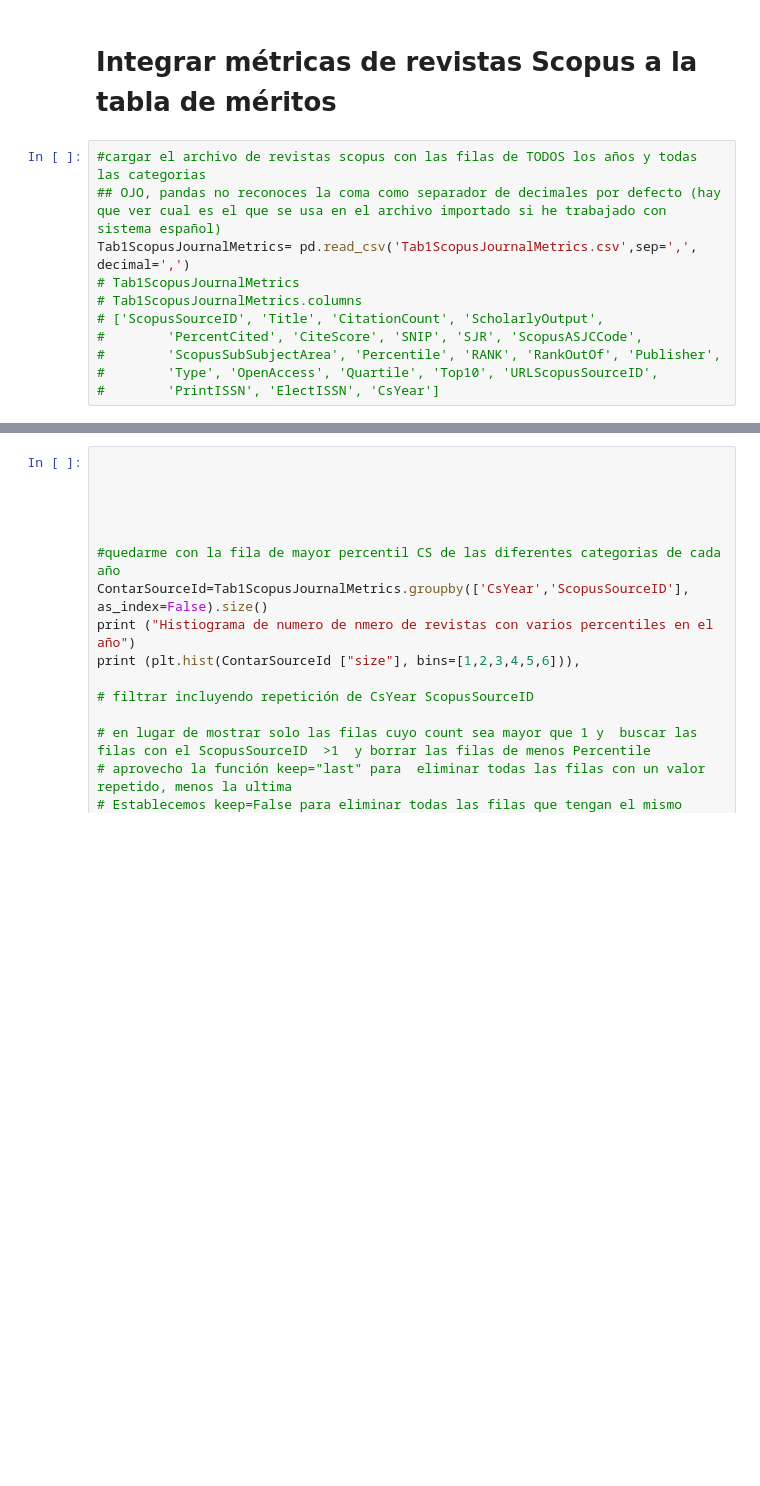
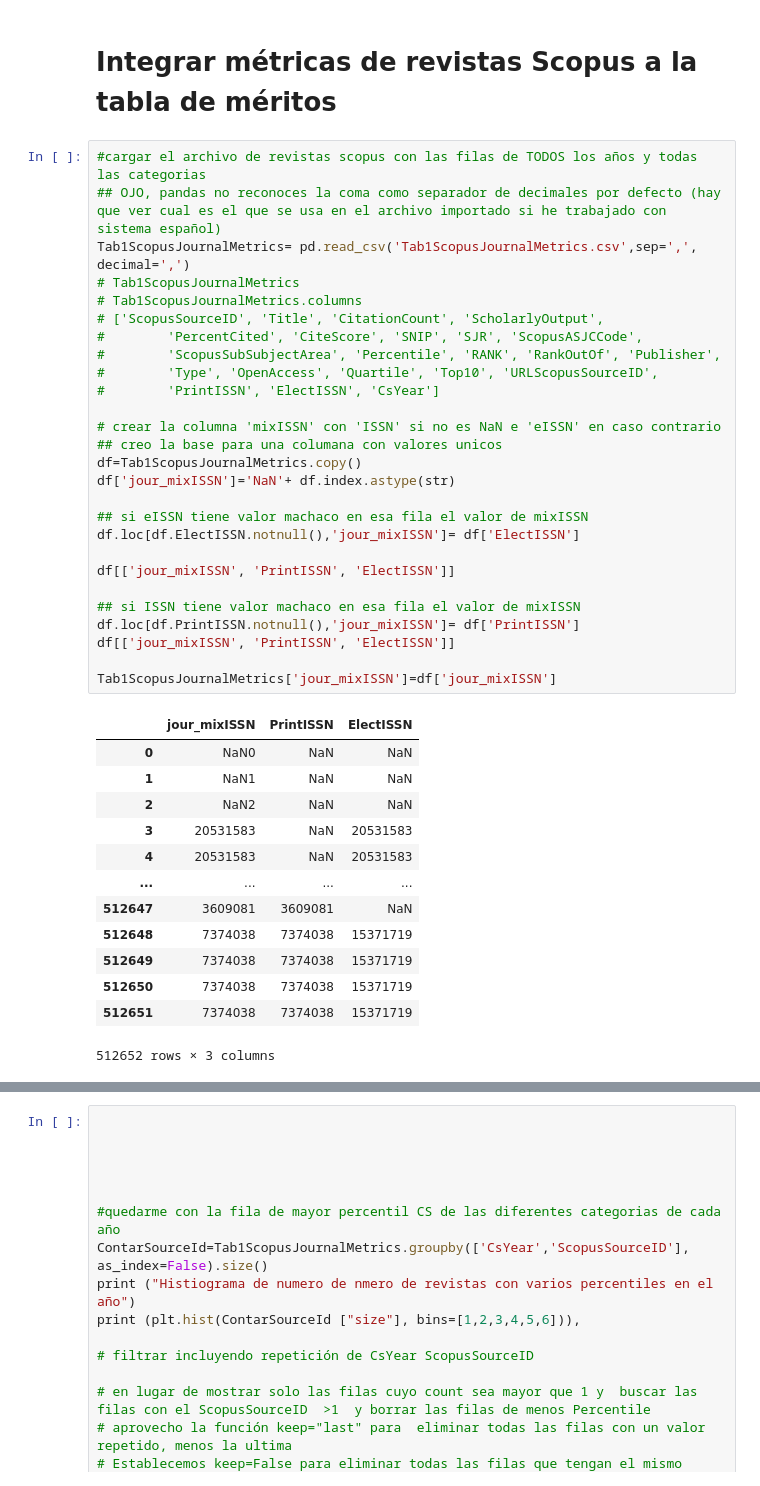
Before and after one commit to jamg-upv/Impacto-citas-articulo, a Jupyter notebook: impactoencitas_v1.ipynb, the cells around one changed output, grey strips where cells are left out. Cells and saved outputs as stored; diff of their text form; blank space fills up the shorter version.

```diff
--- a/impactoencitas_v1.ipynb
+++ b/impactoencitas_v1.ipynb
@@ -729,12 +730,42 @@ dfIntermedio=dfIntermedio.merge(Tab5WosArticleMetrics, how='left', left_on='DOIL
 # %%
 #cargar el archivo de revistas scopus con las filas de TODOS los años y todas las categorias
 ## OJO, pandas no reconoces la coma como separador de decimales por defecto (hay que ver cual es el que se usa en el archivo importado si he trabajado con sistema español)
 Tab1ScopusJournalMetrics= pd.read_csv('Tab1ScopusJournalMetrics.csv',sep=',', decimal=',')
 # Tab1ScopusJournalMetrics
 # Tab1ScopusJournalMetrics.columns
 # ['ScopusSourceID', 'Title', 'CitationCount', 'ScholarlyOutput',
 #        'PercentCited', 'CiteScore', 'SNIP', 'SJR', 'ScopusASJCCode',
 #        'ScopusSubSubjectArea', 'Percentile', 'RANK', 'RankOutOf', 'Publisher',
 #        'Type', 'OpenAccess', 'Quartile', 'Top10', 'URLScopusSourceID',
 #        'PrintISSN', 'ElectISSN', 'CsYear']
+
+# crear la columna 'mixISSN' con 'ISSN' si no es NaN e 'eISSN' en caso contrario
+## creo la base para una columana con valores unicos
+df=Tab1ScopusJournalMetrics.copy()
+df['jour_mixISSN']='NaN'+ df.index.astype(str)
+
+## si eISSN tiene valor machaco en esa fila el valor de mixISSN
+df.loc[df.ElectISSN.notnull(),'jour_mixISSN']= df['ElectISSN']
+
+df[['jour_mixISSN', 'PrintISSN', 'ElectISSN']]
+
+## si ISSN tiene valor machaco en esa fila el valor de mixISSN
+df.loc[df.PrintISSN.notnull(),'jour_mixISSN']= df['PrintISSN']
+df[['jour_mixISSN', 'PrintISSN', 'ElectISSN']]
+
+Tab1ScopusJournalMetrics['jour_mixISSN']=df['jour_mixISSN']
+# %% [output]
+|  | jour_mixISSN | PrintISSN | ElectISSN |
+| 0 | NaN0 | NaN | NaN |
+| 1 | NaN1 | NaN | NaN |
+| 2 | NaN2 | NaN | NaN |
+| 3 | 20531583 | NaN | 20531583 |
+| 4 | 20531583 | NaN | 20531583 |
+| ... | ... | ... | ... |
+| 512647 | 3609081 | 3609081 | NaN |
+| 512648 | 7374038 | 7374038 | 15371719 |
+| 512649 | 7374038 | 7374038 | 15371719 |
+| 512650 | 7374038 | 7374038 | 15371719 |
+| 512651 | 7374038 | 7374038 | 15371719 |
+512652 rows × 3 columns
 # %%
```
Also changed, not shown: parts of 7 cells of this notebook.
